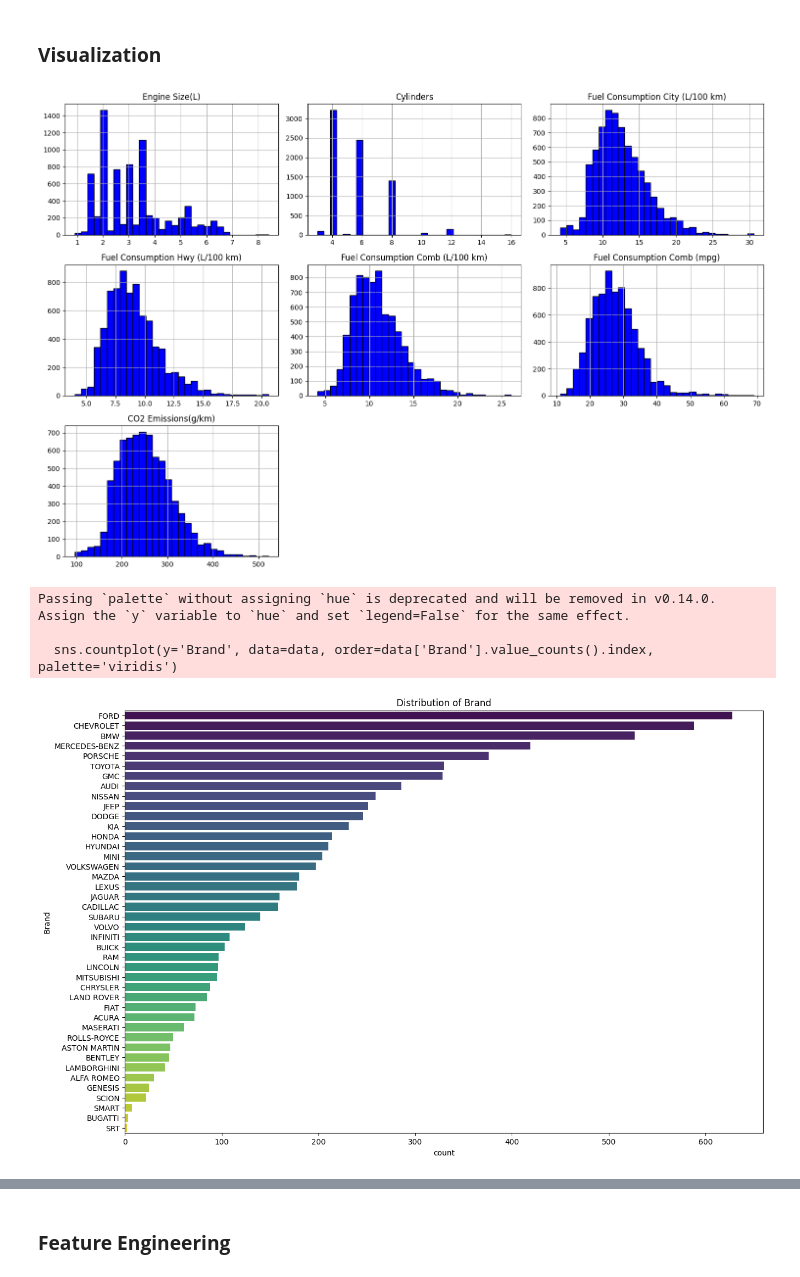
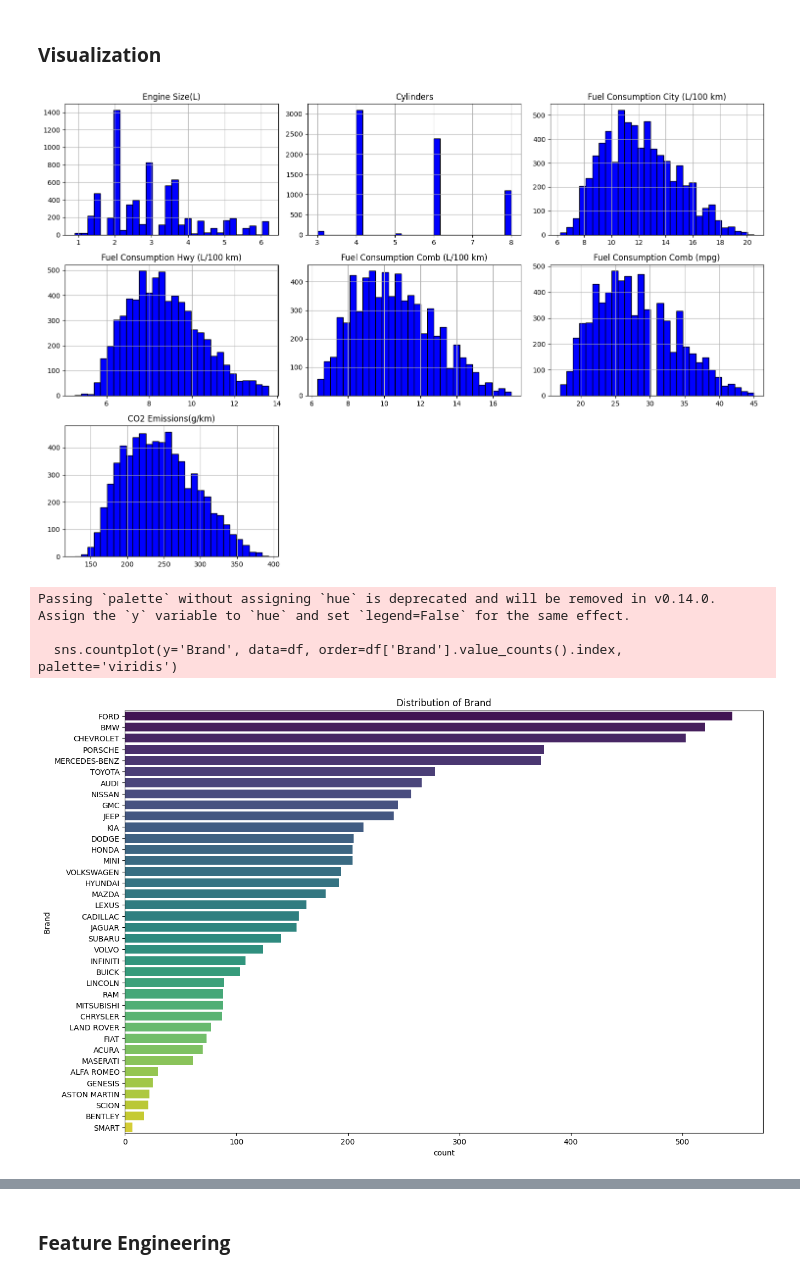
Before and after one commit to sankajithdjinasena/Vehicle-CO2-emissions, a Jupyter notebook: script.ipynb, the cells around one changed output, grey strips where cells are left out. Cells and saved outputs as stored; diff of their text form; code cells hidden in the pictures.

```diff
--- a/script.ipynb
+++ b/script.ipynb
@@ -149,22 +149,22 @@ plt.show()
 ### **Visualization**
 # %%
 # Visualize the distribution of numerical features
-data.hist(bins=30, figsize=(15, 10), color='blue', edgecolor='black')
+df.hist(bins=30, figsize=(15, 10), color='blue', edgecolor='black')
 plt.tight_layout()
 plt.show()
 # %% [output]
-[figure, old version]
+[figure, new version]
 # %%
 # Visualize the distribution of the target variable 'CO2 Emissions(g/km)'
 plt.figure(figsize=(15, 10))
-sns.countplot(y='Brand', data=data, order=data['Brand'].value_counts().index, palette='viridis')
+sns.countplot(y='Brand', data=df, order=df['Brand'].value_counts().index, palette='viridis')
 plt.title('Distribution of Brand')
 plt.show()
 # %% [output]
 Passing `palette` without assigning `hue` is deprecated and will be removed in v0.14.0. Assign the `y` variable to `hue` and set `legend=False` for the same effect.
 
-  sns.countplot(y='Brand', data=data, order=data['Brand'].value_counts().index, palette='viridis')
+  sns.countplot(y='Brand', data=df, order=df['Brand'].value_counts().index, palette='viridis')
-[figure, old version]
+[figure, new version]
 # %%
 # Visualize the distribution of 'Vehicle Class'
 plt.figure(figsize=(15, 10))
```
Also changed, not shown: parts of 9 cells of this notebook.
